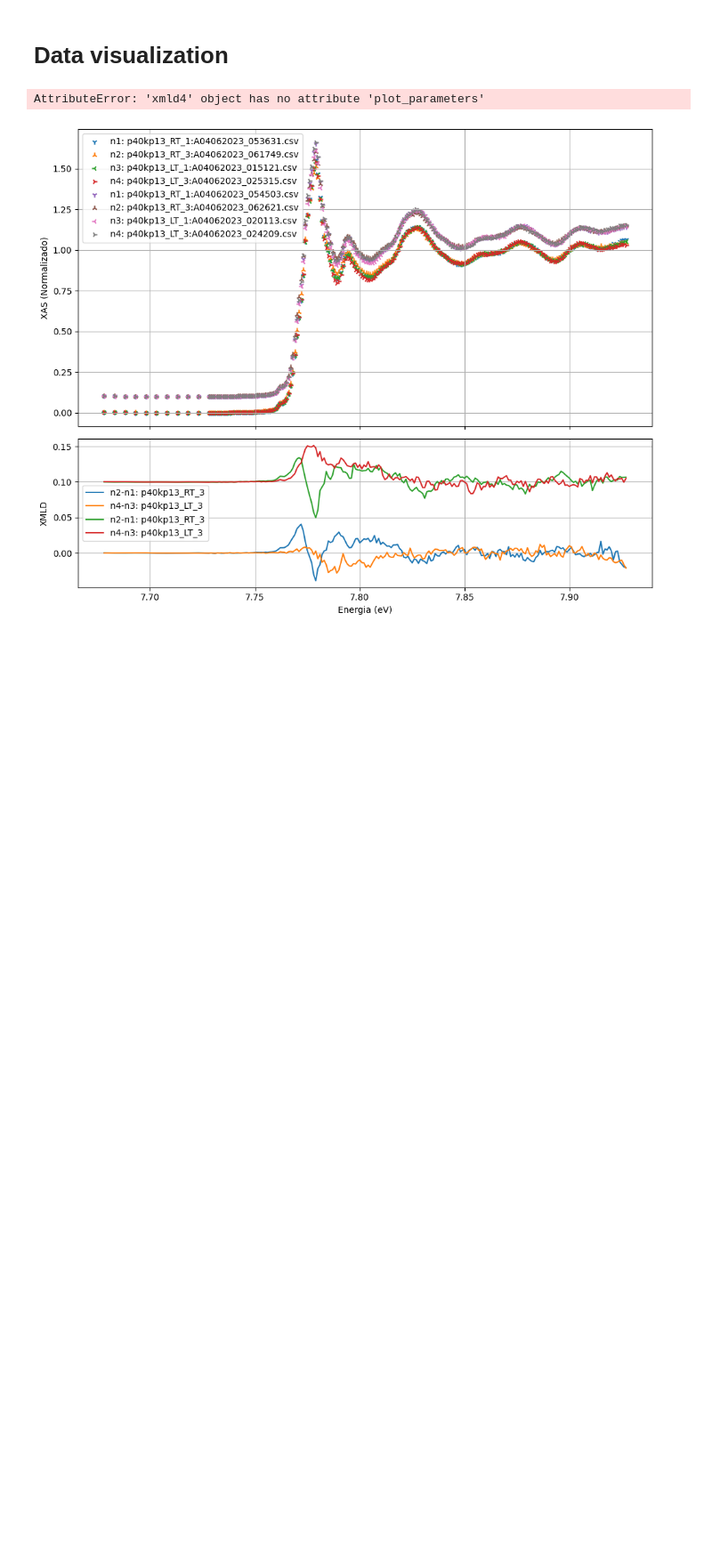
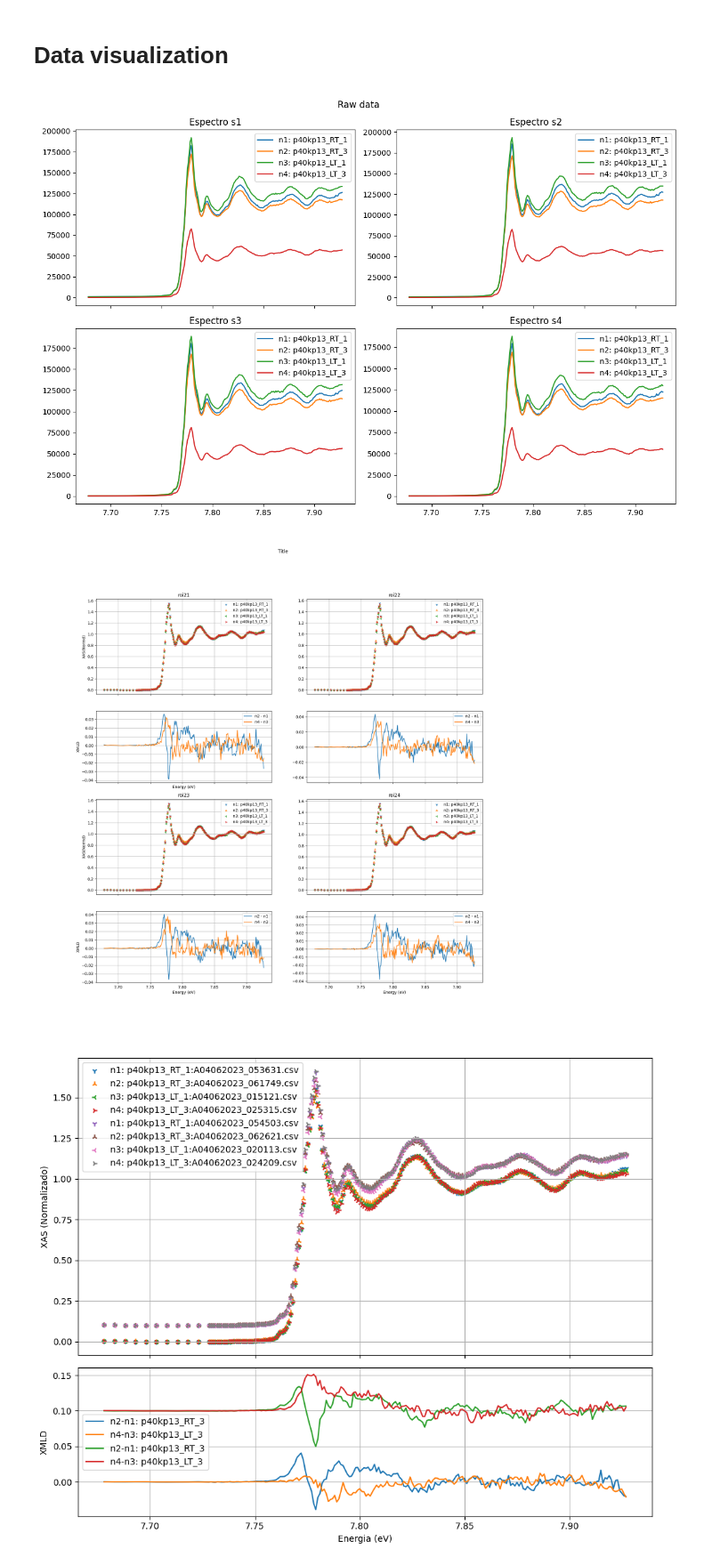
Before and after one commit to 4LC4NT4R4/XMLD, a Jupyter notebook: poo_xmld.ipynb, the cells around one changed output. Shown at 89% size. Cells and saved outputs as stored; diff of their text form; code cells hidden in the pictures; blank space fills up the shorter version.

```diff
--- a/poo_xmld.ipynb
+++ b/poo_xmld.ipynb
@@ -455,36 +459,37 @@ class xmld4:
         axs[1, 0].set_title('Espectro s3')
         axs[1, 0].legend()
 
         # Plota os espectros s4
         axs[1, 1].plot(self.n1.s4.x, self.n1.s4.y, label=f'n1: {self.n1.legend}')
         axs[1, 1].plot(self.n2.s4.x, self.n2.s4.y, label=f'n2: {self.n2.legend}')
         axs[1, 1].plot(self.n3.s4.x, self.n3.s4.y, label=f'n3: {self.n3.legend}')
         axs[1, 1].plot(self.n4.s4.x, self.n4.s4.y, label=f'n4: {self.n4.legend}')
         axs[1, 1].set_title('Espectro s4')
         axs[1, 1].legend()
 
 
         plt.tight_layout()
         plt.show()
 
 
 
 
 # Exemplo de uso
 arq1 = 'B4_p40kp13_RT_1_A04062023_053631'
 arq2 = 'B4_p40kp13_RT_3_A04062023_061749'
 arq3 = 'B4_p40kp13_LT_1_A04062023_020113'
 arq4 = 'B4_p40kp13_LT_3_A04062023_025315'
 
 path = '/content/drive/MyDrive/JupyterPrograms/XMLD/data/'
 
 # Instanciando e plotando
 a = xmld4(path + arq1 + '.csv', path + arq2 + '.csv', path + arq3 + '.csv', path + arq4 + '.csv')
-a.plot_parameters()
-#a.plot_rois()
+a.plot_rois()
+a.plot_alignment()
 #a.plot()
 # %% [output]
-AttributeError: 'xmld4' object has no attribute 'plot_parameters'
+[figure, added]
+[figure, added]
 # %%
 # prompt: Quero fazer uma função que gere uma figura usando matplotlib . A função recebe um numero n de classes axmld4. A função deve plotar o mesmo padrão de xmld4.plot() porém para cada plot de xmld4 deve haver um parametro organize um deslocamento vertical entre os plots
 
```
Also changed, not shown: parts of 5 cells of this notebook.
